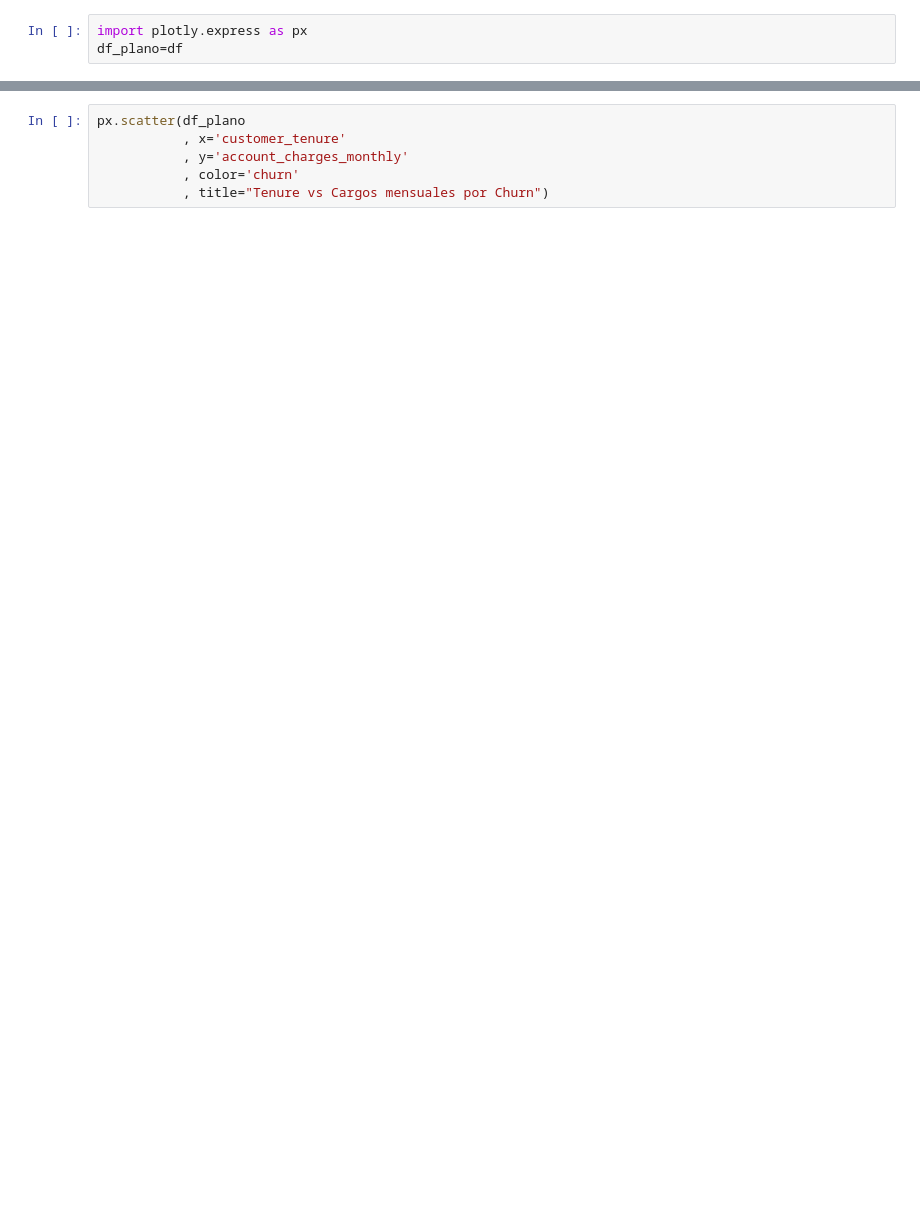
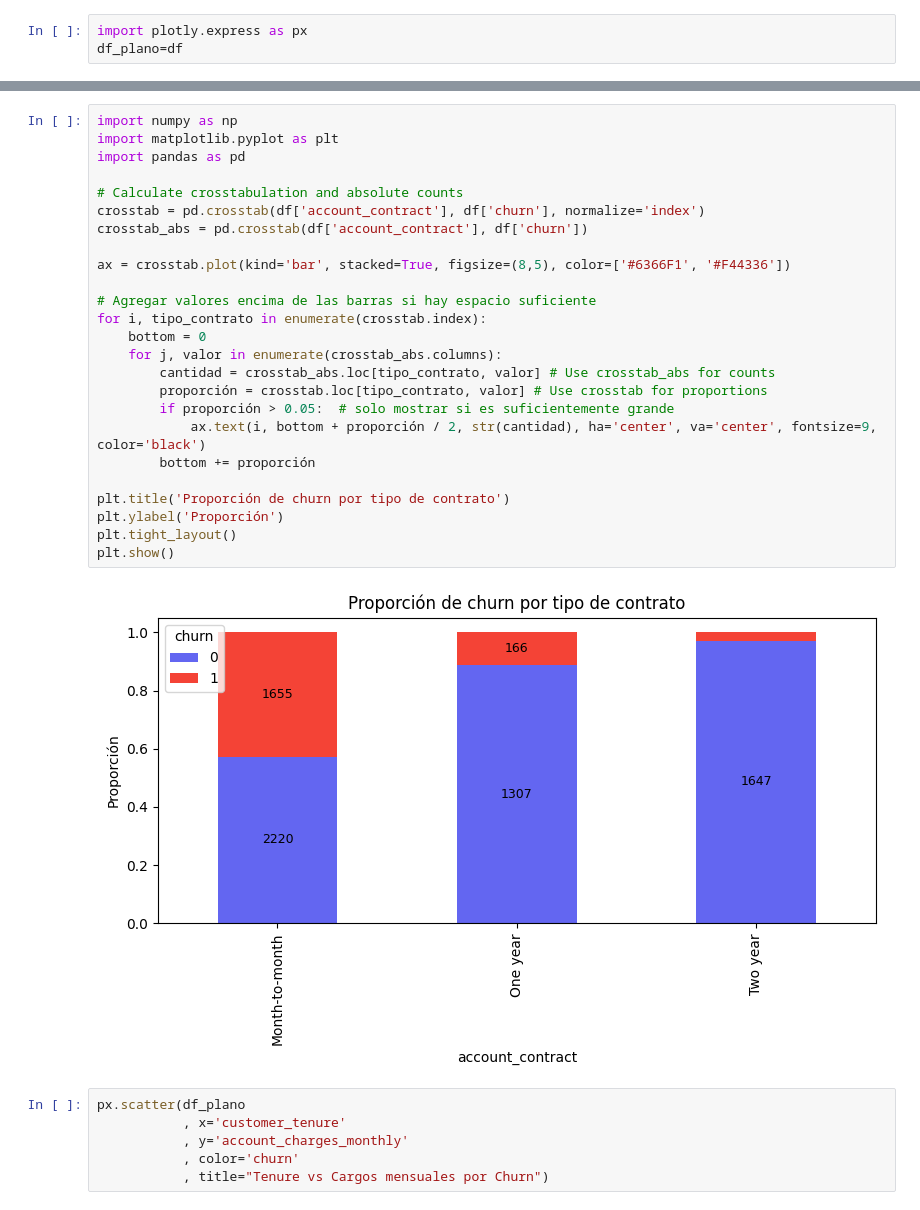
Before and after one commit to macollipal/challenge2-data-science-LATAM, a Jupyter notebook: TelecomX_LATAM.ipynb, the cells around one changed output, grey strips where cells are left out. Saved outputs shown, nothing was run; the diff lists cells and outputs as text; blank space fills up the shorter version.

```diff
--- a/TelecomX_LATAM.ipynb
+++ b/TelecomX_LATAM.ipynb
@@ -331,6 +469,33 @@ fig=px.line(df_grouped.reset_index(),
 fig.show()
 # %% [output]
 [interactive output not drawn]
+# %%
+import numpy as np
+import matplotlib.pyplot as plt
+import pandas as pd
+
+# Calculate crosstabulation and absolute counts
+crosstab = pd.crosstab(df['account_contract'], df['churn'], normalize='index')
+crosstab_abs = pd.crosstab(df['account_contract'], df['churn'])
+
+ax = crosstab.plot(kind='bar', stacked=True, figsize=(8,5), color=['#6366F1', '#F44336'])
+
+# Agregar valores encima de las barras si hay espacio suficiente
+for i, tipo_contrato in enumerate(crosstab.index):
+    bottom = 0
+    for j, valor in enumerate(crosstab_abs.columns):
+        cantidad = crosstab_abs.loc[tipo_contrato, valor] # Use crosstab_abs for counts
+        proporción = crosstab.loc[tipo_contrato, valor] # Use crosstab for proportions
+        if proporción > 0.05:  # solo mostrar si es suficientemente grande
+            ax.text(i, bottom + proporción / 2, str(cantidad), ha='center', va='center', fontsize=9, color='black')
+        bottom += proporción
+
+plt.title('Proporción de churn por tipo de contrato')
+plt.ylabel('Proporción')
+plt.tight_layout()
+plt.show()
+# %% [output]
+[figure, added]
 # %%
 px.scatter(df_plano
            , x='customer_tenure'
```
Also changed, not shown: parts of 16 cells of this notebook.
